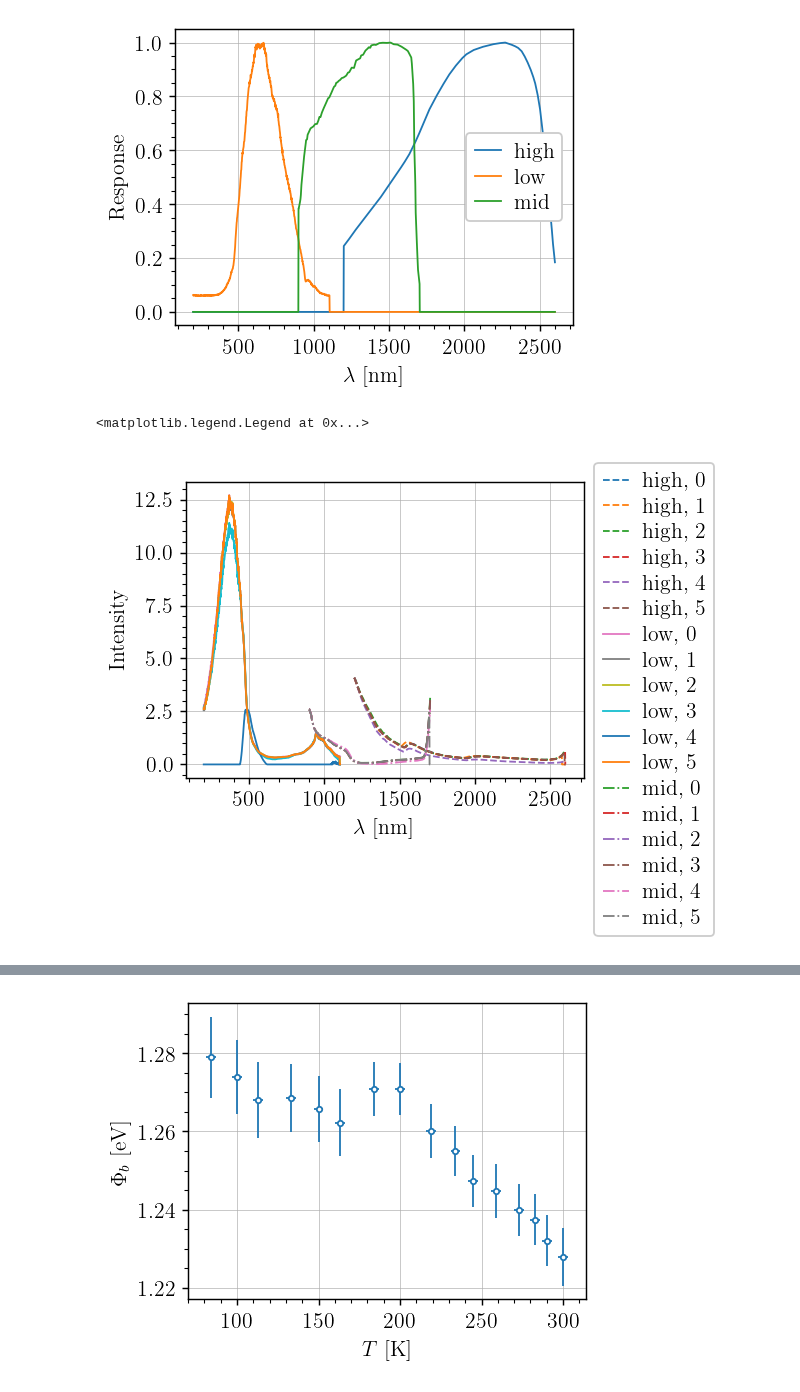
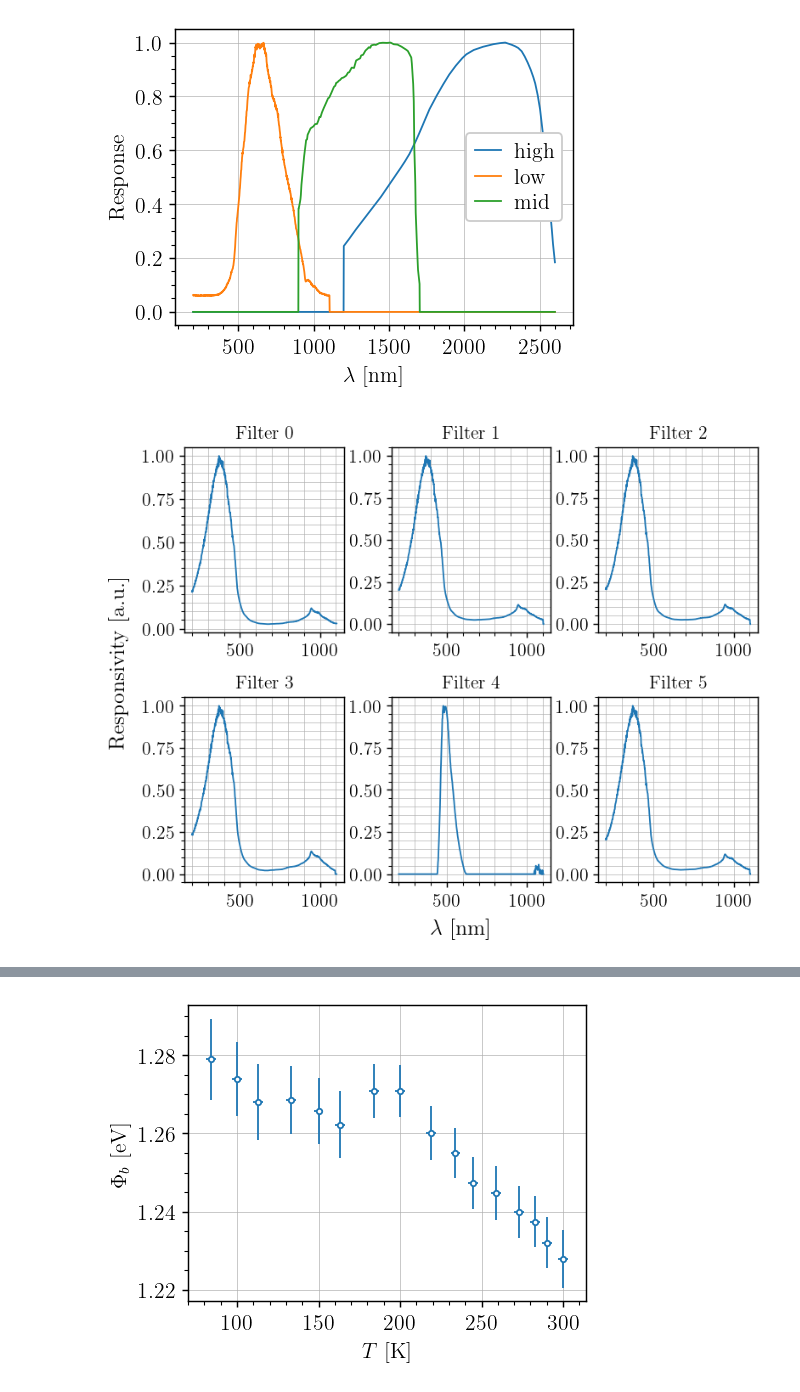
Before and after one commit to TomVdt/TPIII, a Jupyter notebook: 06-photoemission-interne/analyse/exp2_calibration.ipynb, the cells around one changed output, grey strips where cells are left out. Saved outputs shown, nothing was run; the diff lists cells and outputs as text; code cells hidden in the pictures.

Commit message:
calibration curves

```diff
--- a/06-photoemission-interne/analyse/exp2_calibration.ipynb
+++ b/06-photoemission-interne/analyse/exp2_calibration.ipynb
@@ -52,21 +55,30 @@ plt.legend()
 [figure]
 # %%
 new_calibration_dataset = remove_sensor_response(calibration_dataset, sensor_response_dataset)
-for data in new_calibration_dataset:
-# for data in calibration_dataset:
-    line, = plt.plot(data.lambd, data.intensity, label=f"{data.sensor}, {data.filter}")
+
+cols = 2
+rows = 3
+
+fig, axs = plt.subplots(cols,rows, figsize=(17*INCH_PER_CM, 13* INCH_PER_CM))
+plt.subplots_adjust(wspace=0.3)
+plt.subplots_adjust(hspace=0.35)
+
+for i, data  in enumerate(new_calibration_dataset[6:12]):
+    line, = axs[i//rows, i%rows].plot(data.lambd, data.intensity / np.max(np.nan_to_num(data.intensity, posinf=0)), label=f"{data.sensor}, {data.filter}")
     if (data.sensor=="high"):
         line.set_linestyle("--")
     elif (data.sensor=="mid"):
         line.set_ls("-.")
 
-    plt.xlabel(r"$\lambda$ [nm]")
-    plt.ylabel("Intensity")
-    # plt.show()
-plt.legend(bbox_to_anchor=(1,1.1))
+    axs[i//rows, i%rows].grid(True, 'minor')
+    axs[i//rows, i%rows].set_title(f"Filter {data.filter}")
+    fig.supxlabel(r"$\lambda$ [nm]")
+    fig.supylabel("Responsivity [a.u.]")
+
+# plt.legend(bbox_to_anchor=(1,1.1))
+plt.savefig("../figures/filters.pdf")
 # %% [output]
-<matplotlib.legend.Legend at 0x...>
-[figure, old version]
+[figure, new version]
 # %%
 phi_b = []
 err_phi_b = []
```
Also changed, not shown: parts of 2 cells of this notebook, 2 other files.
